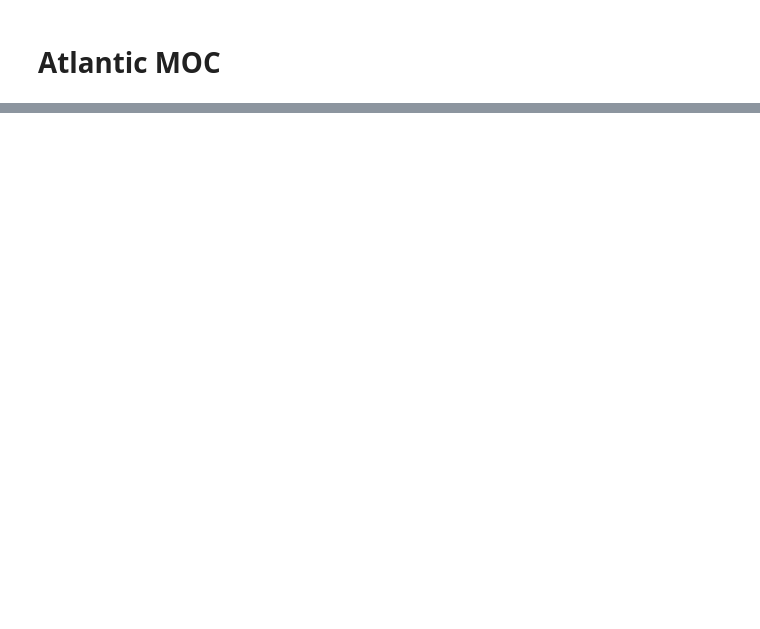
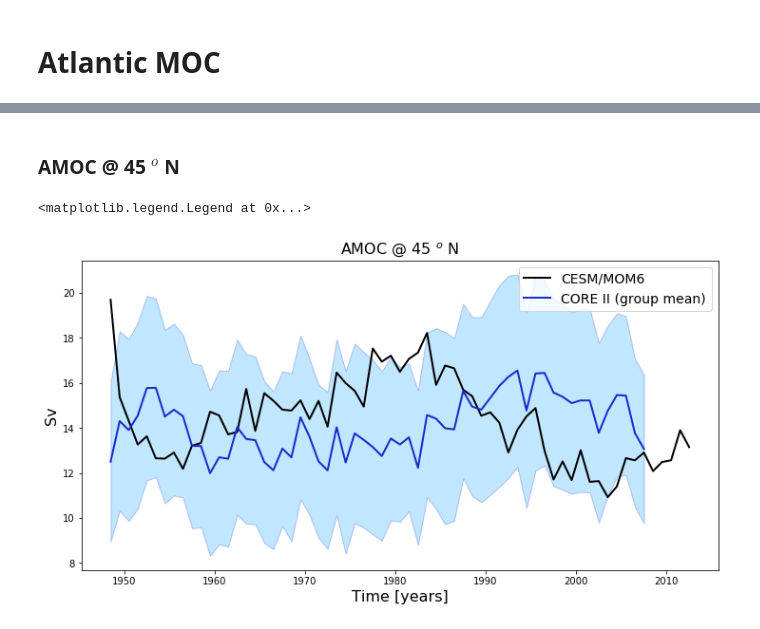
Before and after one commit to NCAR/mom6-tools, a Jupyter notebook: docs/source/examples/meridional_overturning.ipynb, the cells around one changed output, grey strips where cells are left out. Saved outputs shown, nothing was run; the diff lists cells and outputs as text; code cells hidden in the pictures; blank space fills up the shorter version.

```diff
--- a/docs/source/examples/meridional_overturning.ipynb
+++ b/docs/source/examples/meridional_overturning.ipynb
@@ -131,0 +175,20 @@ Text(0.5, 0.98, 'g.c2b6.GNYF.T62_t061.long_run_nuopc.001 ')
+# %% [markdown]
+### AMOC @ 45 $^o$ N
+# %%
+amoc_core_45 = xr.open_dataset(path+'AMOCts.cyc5.45.nc')
+
+# plot
+fig = plt.figure(figsize=(12, 6))
+plt.plot(dtime+1948.,amoc_45, color='k', label='CESM/MOM6', lw=2)
+# core data
+core_mean = amoc_core_45['MOC'].mean(axis=0).data
+core_std = amoc_core_45['MOC'].std(axis=0).data
+plt.plot(amoc_core_45.time,core_mean, 'k', label='CORE II (group mean)', color='#1B2ACC', lw=2)
+plt.fill_between(amoc_core_45.time, core_mean-core_std, core_mean+core_std,
+    alpha=0.25, edgecolor='#1B2ACC', facecolor='#089FFF')
+plt.title('AMOC @ 45 $^o$ N', fontsize=16)
+plt.xlabel('Time [years]', fontsize=16); plt.ylabel('Sv', fontsize=16)
+plt.legend(fontsize=14)
+# %% [output]
+<matplotlib.legend.Legend at 0x...>
+[figure, added]
```
Also changed, not shown: parts of 8 cells of this notebook, 5 other files.
